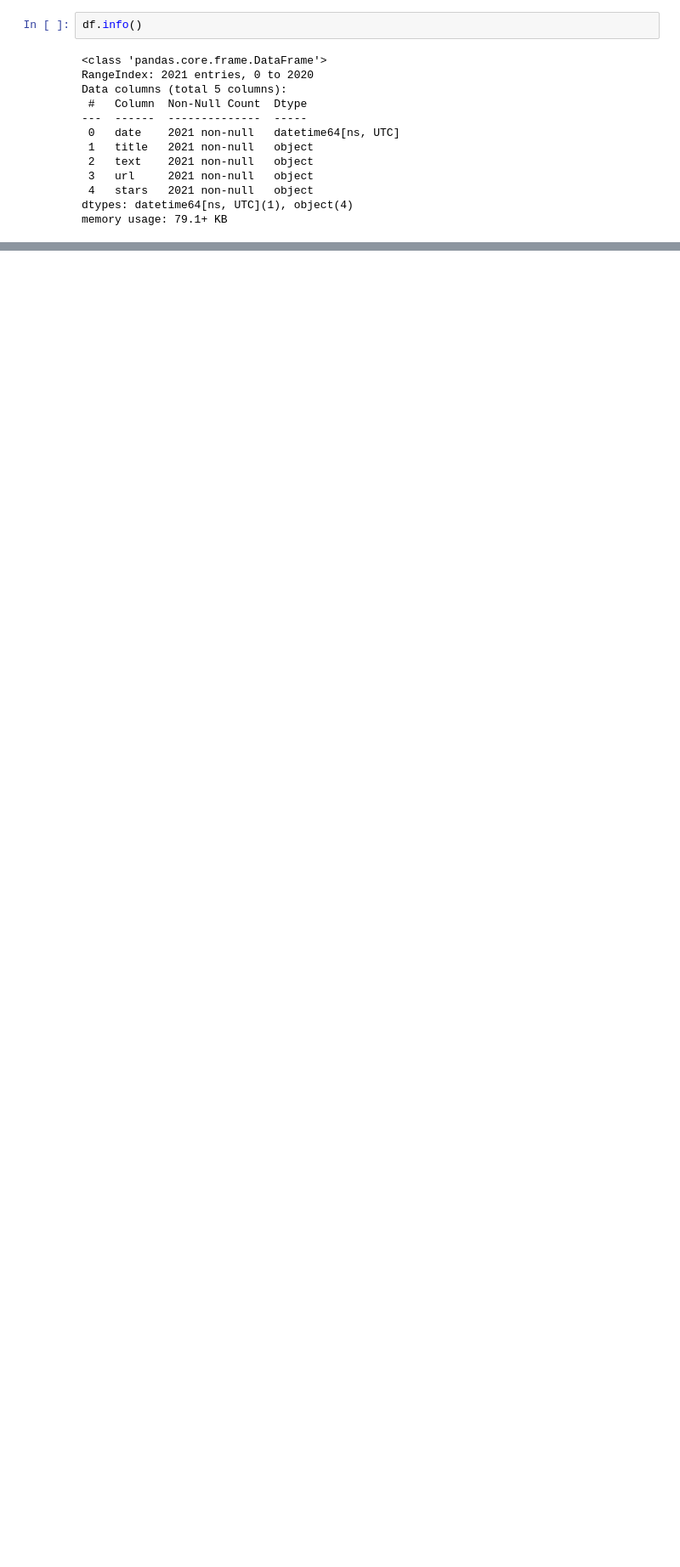
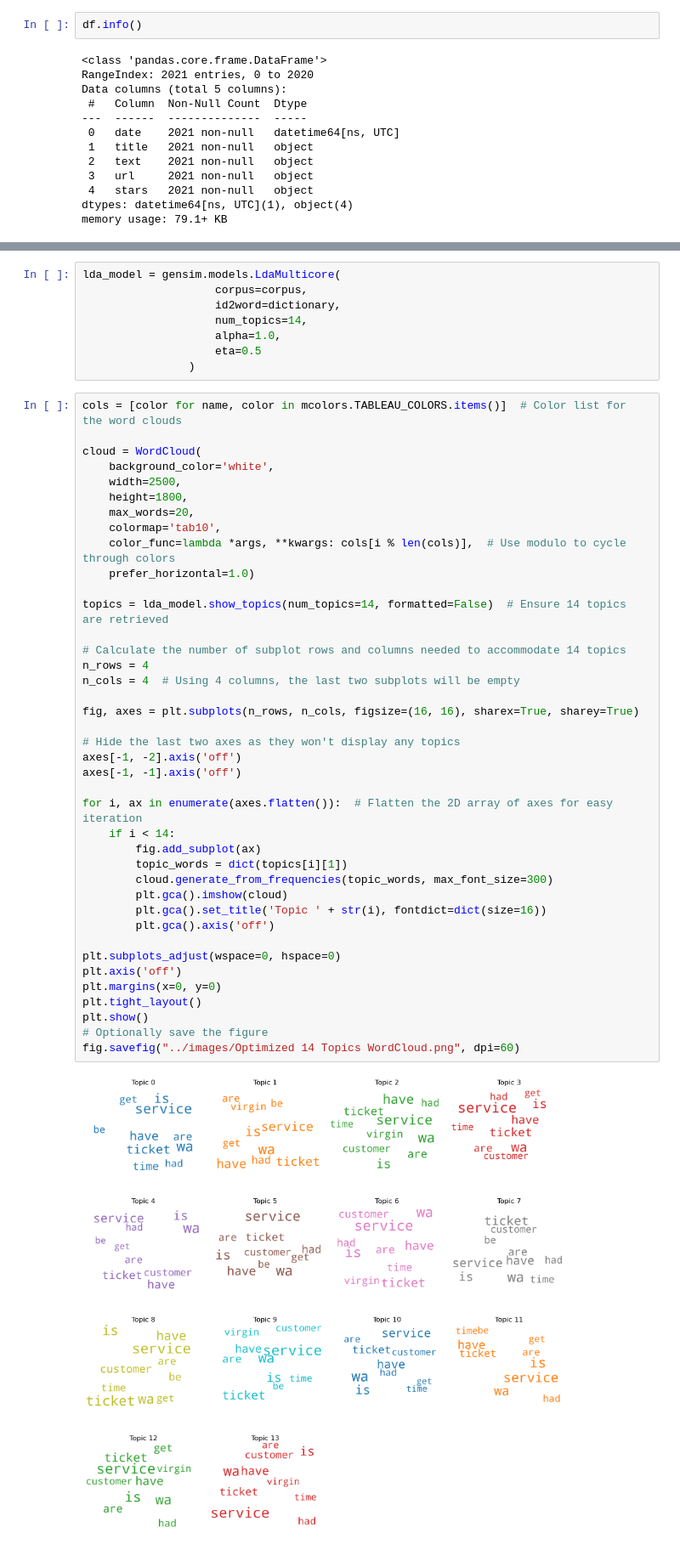
Before and after one commit to KremerML/OkraAI-interview, a Jupyter notebook: notebooks/initial_exploration.ipynb, the cells around one changed output, grey strips where cells are left out. Shown at 85% size. Drawn from its saved outputs; the diff is of its cells as text; blank space fills up the shorter version.

```diff
--- a/notebooks/initial_exploration.ipynb
+++ b/notebooks/initial_exploration.ipynb
@@ -227,0 +420,50 @@ staffed
+# %%
+lda_model = gensim.models.LdaMulticore(
+                    corpus=corpus,
+                    id2word=dictionary,
+                    num_topics=14,
+                    alpha=1.0,
+                    eta=0.5
+                )
+# %%
+cols = [color for name, color in mcolors.TABLEAU_COLORS.items()]  # Color list for the word clouds
+
+cloud = WordCloud(
+    background_color='white',
+    width=2500,
+    height=1800,
+    max_words=20,
+    colormap='tab10',
+    color_func=lambda *args, **kwargs: cols[i % len(cols)],  # Use modulo to cycle through colors
+    prefer_horizontal=1.0)
+
+topics = lda_model.show_topics(num_topics=14, formatted=False)  # Ensure 14 topics are retrieved
+
+# Calculate the number of subplot rows and columns needed to accommodate 14 topics
+n_rows = 4
+n_cols = 4  # Using 4 columns, the last two subplots will be empty
+
+fig, axes = plt.subplots(n_rows, n_cols, figsize=(16, 16), sharex=True, sharey=True)
+
+# Hide the last two axes as they won't display any topics
+axes[-1, -2].axis('off')
+axes[-1, -1].axis('off')
+
+for i, ax in enumerate(axes.flatten()):  # Flatten the 2D array of axes for easy iteration
+    if i < 14:
+        fig.add_subplot(ax)
+        topic_words = dict(topics[i][1])
+        cloud.generate_from_frequencies(topic_words, max_font_size=300)
+        plt.gca().imshow(cloud)
+        plt.gca().set_title('Topic ' + str(i), fontdict=dict(size=16))
+        plt.gca().axis('off')
+
+plt.subplots_adjust(wspace=0, hspace=0)
+plt.axis('off')
+plt.margins(x=0, y=0)
+plt.tight_layout()
+plt.show()
+# Optionally save the figure
+fig.savefig("../images/Optimized 14 Topics WordCloud.png", dpi=60)
+# %% [output]
+[figure, added]
```
Also changed, not shown: parts of 25 cells of this notebook, 4 other files.
